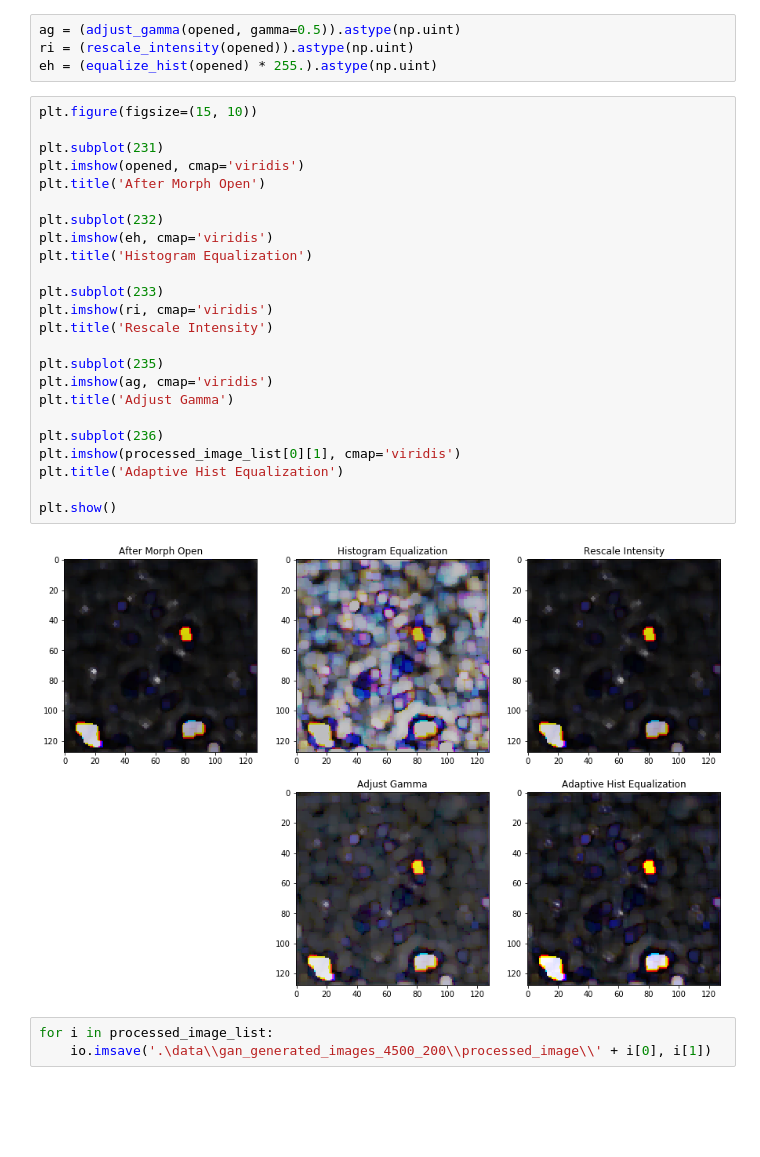
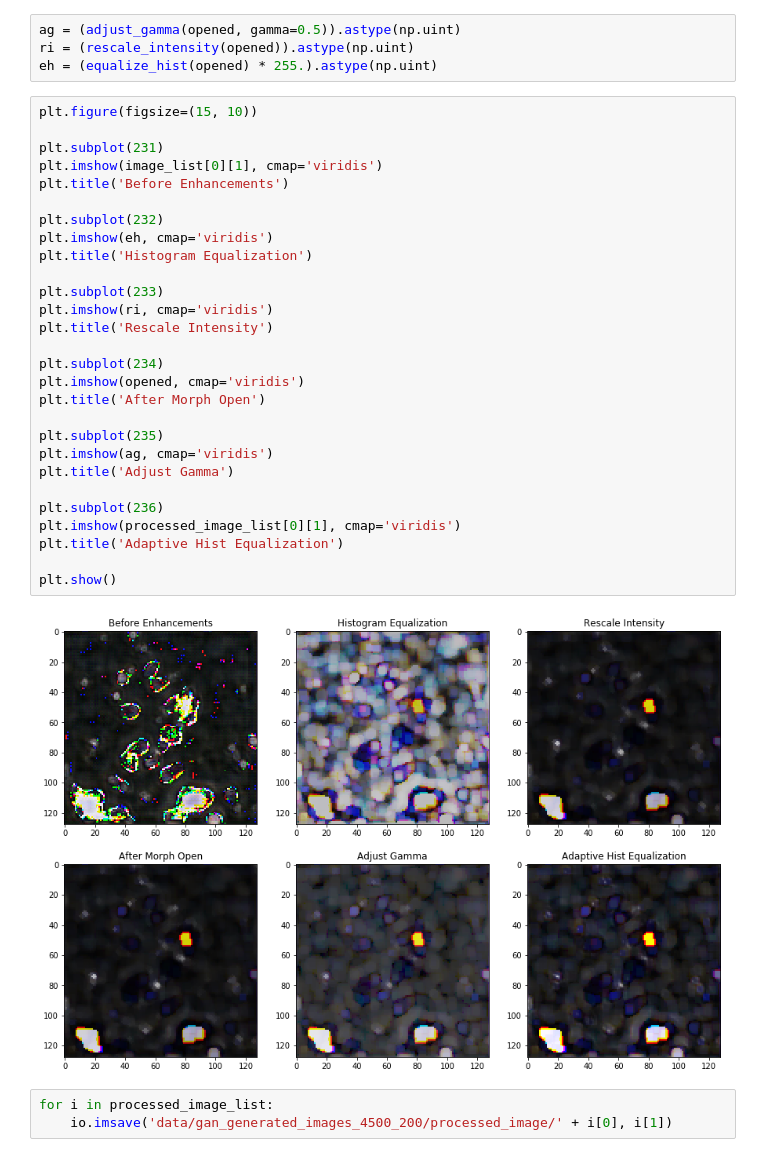
Before and after one commit to tkokkeng/KE5108-Image-Augmentation-using-GAN, a Jupyter notebook: ImageAugment6.enhance.ipynb, the cells around one changed output. Saved outputs shown, nothing was run; the diff lists cells and outputs as text; blank space fills up the shorter version.

```diff
--- a/ImageAugment6.enhance.ipynb
+++ b/ImageAugment6.enhance.ipynb
@@ -188,29 +182,33 @@ eh = (equalize_hist(opened) * 255.).astype(np.uint)
 # %%
 plt.figure(figsize=(15, 10))
 
 plt.subplot(231)
-plt.imshow(opened, cmap='viridis')
-plt.title('After Morph Open')
+plt.imshow(image_list[0][1], cmap='viridis')
+plt.title('Before Enhancements')
 
 plt.subplot(232)
 plt.imshow(eh, cmap='viridis')
 plt.title('Histogram Equalization')
 
 plt.subplot(233)
 plt.imshow(ri, cmap='viridis')
 plt.title('Rescale Intensity')
+
+plt.subplot(234)
+plt.imshow(opened, cmap='viridis')
+plt.title('After Morph Open')
 
 plt.subplot(235)
 plt.imshow(ag, cmap='viridis')
 plt.title('Adjust Gamma')
 
 plt.subplot(236)
 plt.imshow(processed_image_list[0][1], cmap='viridis')
 plt.title('Adaptive Hist Equalization')
 
 plt.show()
 # %% [output]
-[figure, old version]
+[figure, new version]
 # %%
 for i in processed_image_list:
-    io.imsave('.\data\\gan_generated_images_4500_200\\processed_image\\' + i[0], i[1])
+    io.imsave('data/gan_generated_images_4500_200/processed_image/' + i[0], i[1])
```
Also changed, not shown: parts of 3 cells of this notebook.
